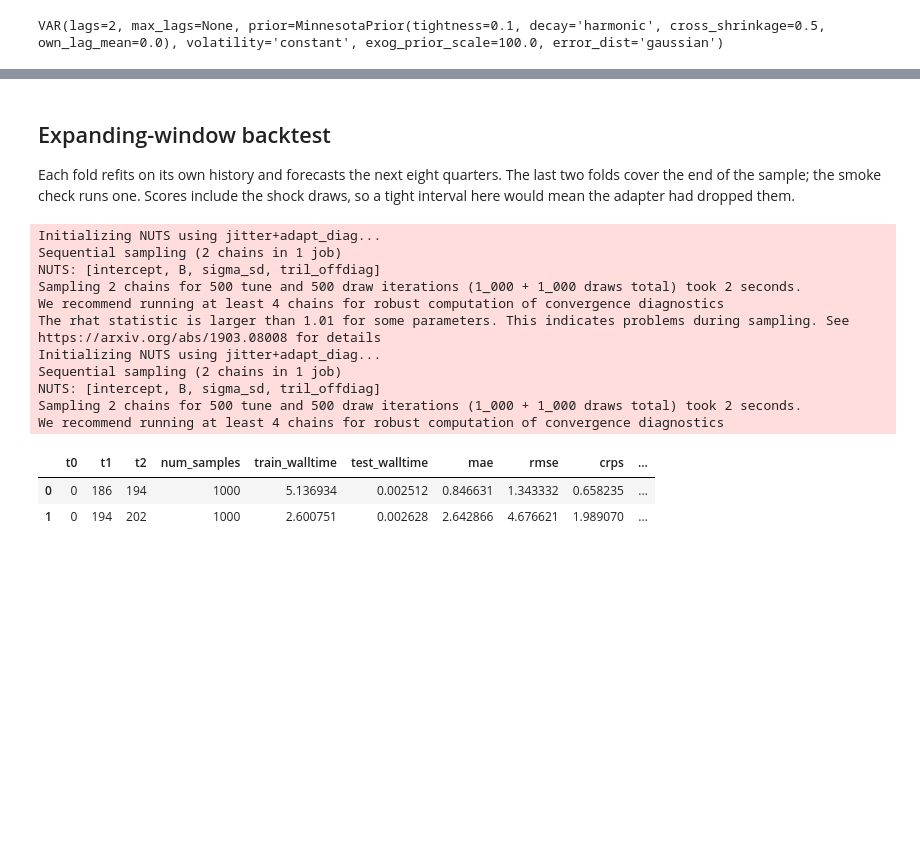
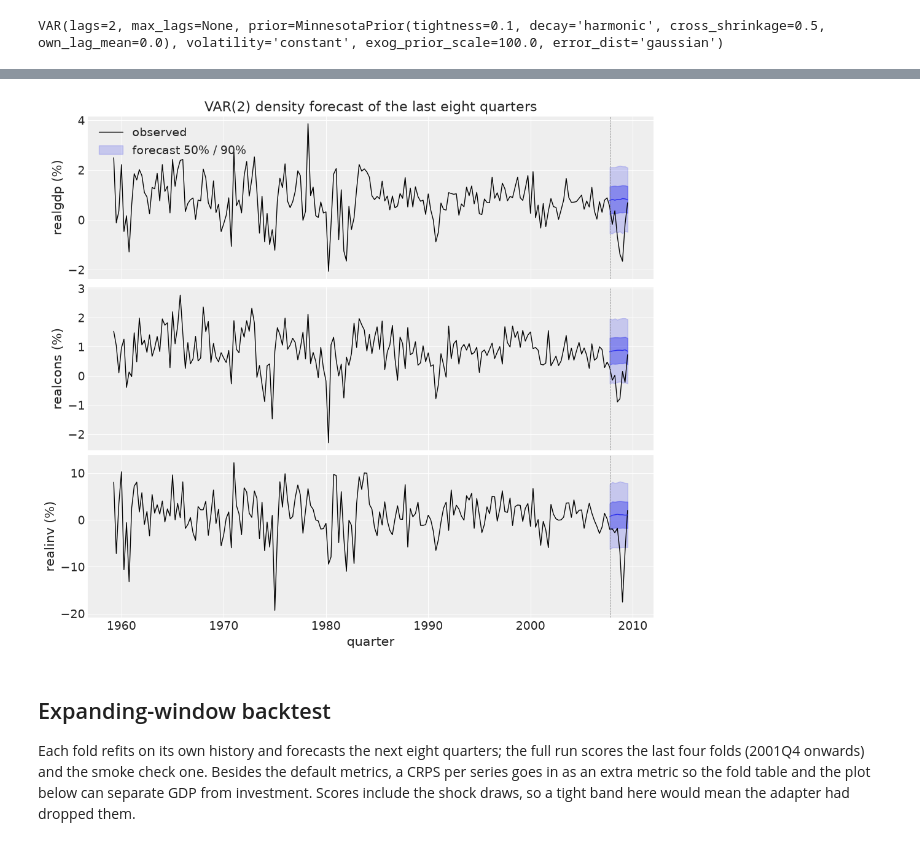
Before and after one commit to pymc-labs/pymc-forecast, a Jupyter notebook: docs/examples/var.ipynb, the cells around one changed output, grey strips where cells are left out. Saved outputs shown, nothing was run; the diff lists cells and outputs as text; code cells hidden in the pictures; blank space fills up the shorter version.

```diff
--- a/docs/examples/var.ipynb
+++ b/docs/examples/var.ipynb
@@ -254,6 +186,7 @@ divergences: 0
 # %%
-pred = forecaster.forecast(full_time, num_samples=N_PRED, random_seed=SEED + 1)
-forecast = pred["predictions"]["forecast"]
+forecast = prediction_samples(
+    forecaster.forecast(covariates, num_samples=NUM_SAMPLES, random_seed=SEED + 1)
+)["forecast"]
 assert forecast.dims == ("chain", "draw", "time_future", "series")
 pd.Series(evaluate_forecast(forecast, truth))
 # %% [output]
@@ -298,40 +203,39 @@ plt.show()
+# %%
+def plot_series_panels(observed, *, title):
+    """One axis per series with the observed growth in black; returns ``(fig, axes)``."""
+    fig, axes = plt.subplots(observed.sizes["series"], 1, figsize=(10, 9), sharex=True)
+    for ax, name in zip(axes, observed["series"].values, strict=True):
+        series = observed.sel(series=name)
+        ax.plot(series["time"].values, series, color="black", lw=1, label="observed")
+        ax.set(ylabel=f"{name} (%)")
+    axes[0].set_title(title)
+    axes[-1].set(xlabel="quarter")
+    return fig, axes
+
+
+def plot_forecast_band(ax, samples, *, color, label=None):
+    """Median and central 50% / 90% intervals of ``(chain, draw, time_future)`` samples."""
+    q = samples.quantile([0.05, 0.25, 0.5, 0.75, 0.95], dim=("chain", "draw"))
+    time = samples["time_future"].values
+    lo, hi = q.sel(quantile=0.05), q.sel(quantile=0.95)
+    ax.fill_between(time, lo, hi, color=color, alpha=0.2, label=label)
+    ax.fill_between(time, q.sel(quantile=0.25), q.sel(quantile=0.75), color=color, alpha=0.4)
+    ax.plot(time, q.sel(quantile=0.5), color=color, lw=1)
+    ax.axvline(time[0], color="gray", ls="--", lw=0.6)
+
+
+fig, axes = plot_series_panels(growth, title="VAR(2) density forecast of the last eight quarters")
+for ax, name in zip(axes, growth["series"].values, strict=True):
+    plot_forecast_band(ax, forecast.sel(series=name), color="C0", label="forecast 50% / 90%")
+axes[0].legend(loc="upper left")
+plt.show()
+# %% [output]
+[figure, added]
 # %% [markdown]
 ## Expanding-window backtest
 
-Each fold refits on its own history and forecasts the next eight quarters.
-The last two folds cover the end of the sample; the smoke check runs one.
-Scores include the shock draws, so a tight interval here would mean the
-adapter had dropped them.
+Each fold refits on its own history and forecasts the next eight quarters; the full run
+scores the last four folds (2001Q4 onwards) and the smoke check one. Besides the default
+metrics, a CRPS per series goes in as an extra metric so the fold table and the plot below
+can separate GDP from investment. Scores include the shock draws, so a tight band here
+would mean the adapter had dropped them.
-# %%
-window = {
-    "min_train_window": growth.sizes["time"] - (1 if SMOKE else 2) * HOLDOUT,
-    "test_window": HOLDOUT,
-    "stride": HOLDOUT,
-}
-results = backtest(
-    growth,
-    None,
-    spec,
-    forecaster_cls=ImpulsoForecaster,
-    num_samples=N_PRED,
-    forecaster_options={"draws": DRAWS, "tune": TUNE, "chains": CHAINS},
-    keep_predictions=True,
-    random_seed=SEED + 2,
-    **window,
-)
-results_to_dataframe(results)
-# %% [output]
-Initializing NUTS using jitter+adapt_diag...
-Sequential sampling (2 chains in 1 job)
-NUTS: [intercept, B, sigma_sd, tril_offdiag]
-Sampling 2 chains for 500 tune and 500 draw iterations (1_000 + 1_000 draws total) took 2 seconds.
-We recommend running at least 4 chains for robust computation of convergence diagnostics
-The rhat statistic is larger than 1.01 for some parameters. This indicates problems during sampling. See https://arxiv.org/abs/1903.08008 for details
-Initializing NUTS using jitter+adapt_diag...
-Sequential sampling (2 chains in 1 job)
-NUTS: [intercept, B, sigma_sd, tril_offdiag]
-Sampling 2 chains for 500 tune and 500 draw iterations (1_000 + 1_000 draws total) took 2 seconds.
-We recommend running at least 4 chains for robust computation of convergence diagnostics
-|  | t0 | t1 | t2 | num_samples | train_walltime | test_walltime | mae | rmse | crps | ... |
-| 0 | 0 | 186 | 194 | 1000 | 5.136934 | 0.002512 | 0.846631 | 1.343332 | 0.658235 | ... |
-| 1 | 0 | 194 | 202 | 1000 | 2.600751 | 0.002628 | 2.642866 | 4.676621 | 1.989070 | ... |
```
Also changed, not shown: parts of 20 cells of this notebook, 5 other files.
